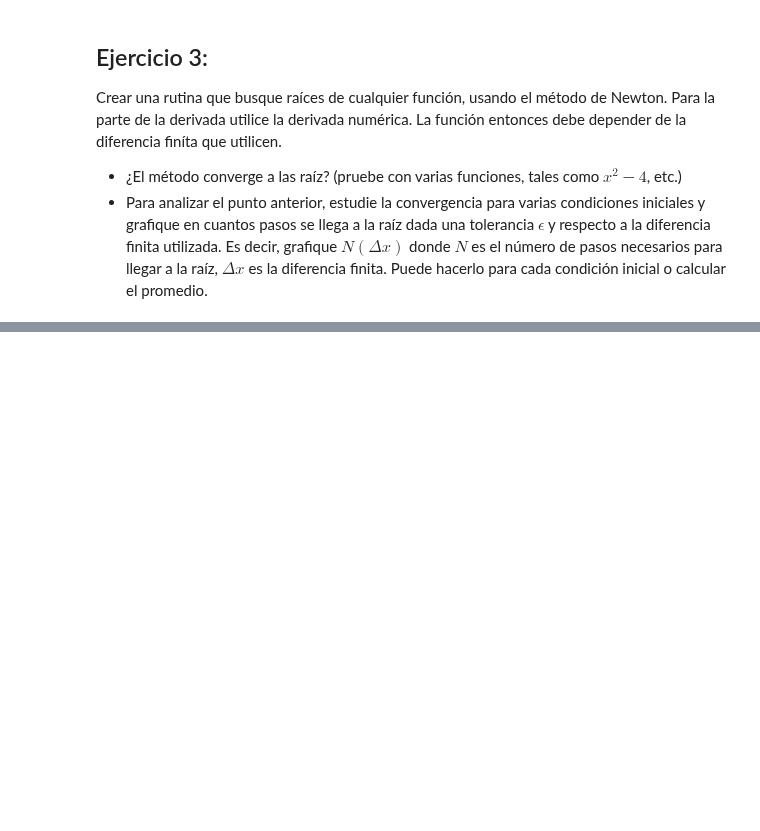
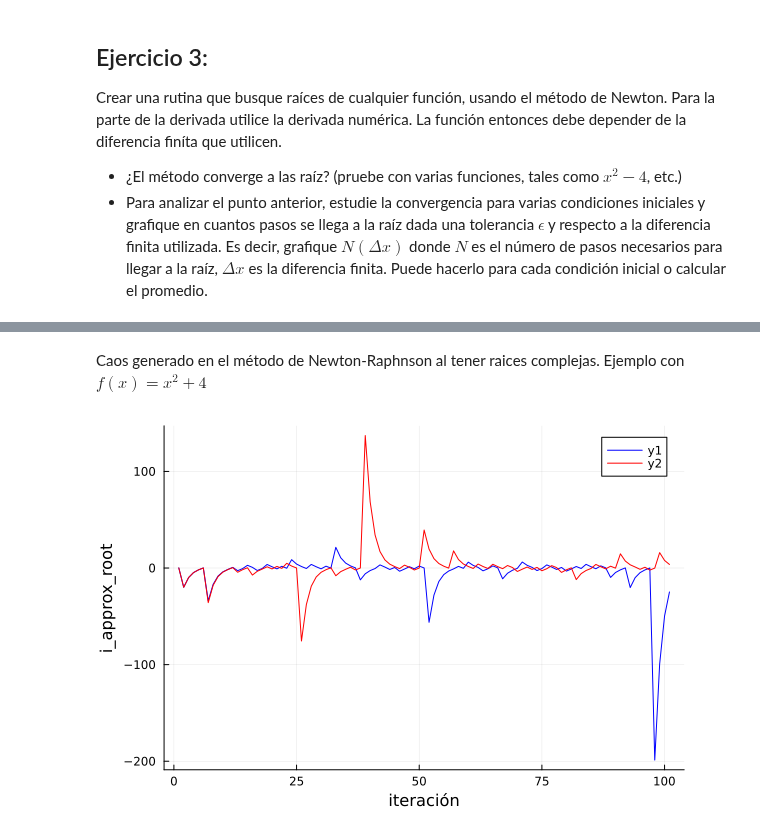
Before and after one commit to Guillermo-Phy-Morfin/Metodos-Computacionales, a Jupyter notebook: Ejercicios/Julia_intro.ipynb, the cells around one changed output, grey strips where cells are left out. Cells and saved outputs as stored; diff of their text form; code cells hidden in the pictures; blank space fills up the shorter version.

```diff
--- a/Ejercicios/Julia_intro.ipynb
+++ b/Ejercicios/Julia_intro.ipynb
@@ -128,0 +207,33 @@ Newton_Raphson(f, 1.0, 1e-10, 1e-6)
+# %% [markdown]
+Caos generado en el método de Newton-Raphnson al tener raices complejas. Ejemplo con $f(x) = x^2+4$
+# %%
+function i_approx_Root(x_0, max_iter)
+    iteracion = [x_0]
+    x = x_0
+    for i in 1:max_iter
+        fx = f(x)
+        f_prime = 2x
+        x = x - fx/f_prime
+        push!(iteracion, x)
+    end
+    return iteracion
+end
+
+#parametros
+x_0 = 0.1001
+x_1 = 0.1000
+max_iter = 100
+k = max_iter +1
+
+# Encontrar y graficar las raíces
+approx_roots = i_approx_Root(x_0, max_iter)
+approx_roots_2 = i_approx_Root(x_1, max_iter)
+#println("Raíces encontradas: ", approx_roots)
+
+# Graficar la función
+plot(1:1:k, approx_roots, color="blue")
+plot!(1:1:k, approx_roots_2, color="red")
+xlabel!("iteración")
+ylabel!("i_approx_root")
+# %% [output]
+[figure, added]
```
Also changed, not shown: parts of 15 cells of this notebook, 2 other files.
